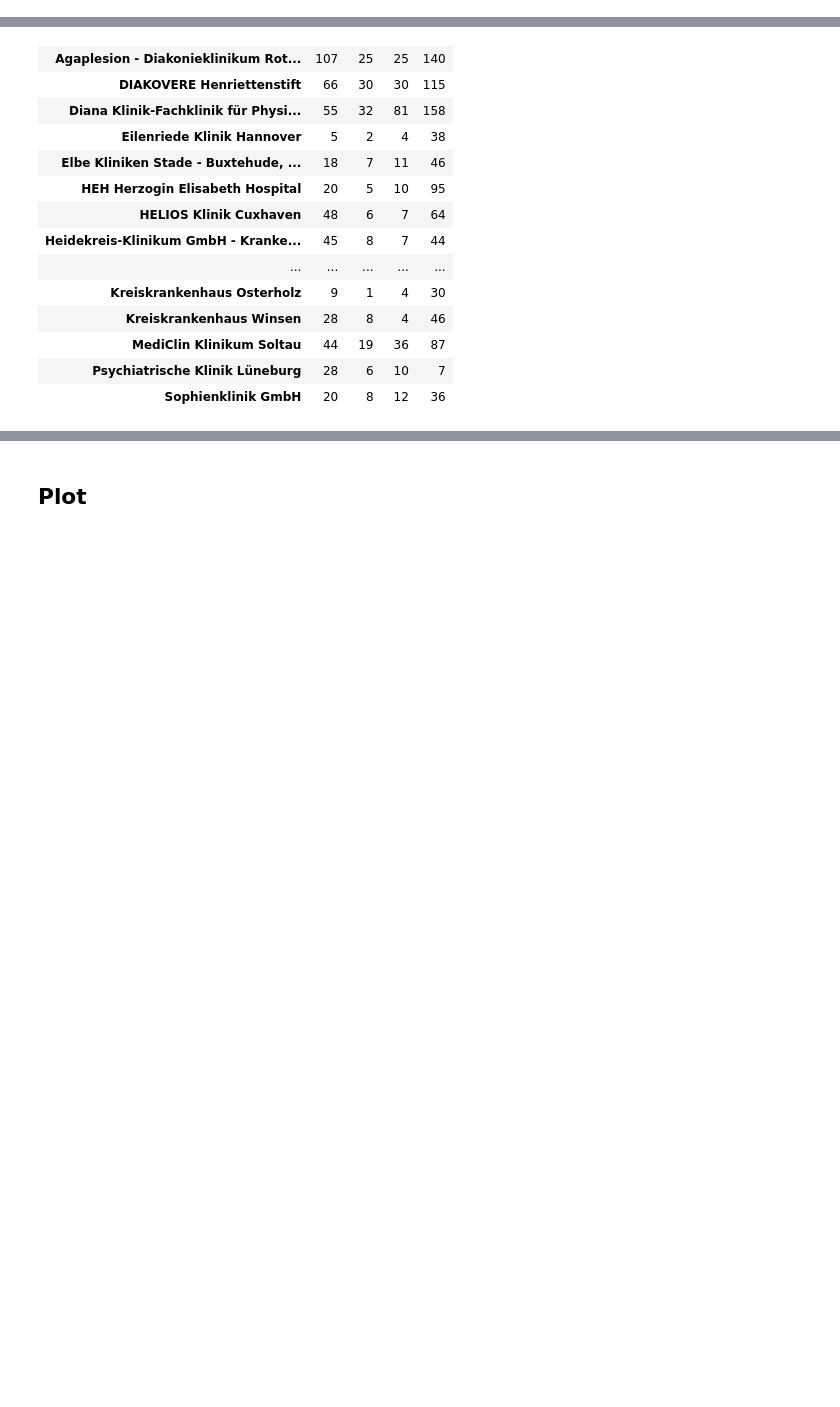
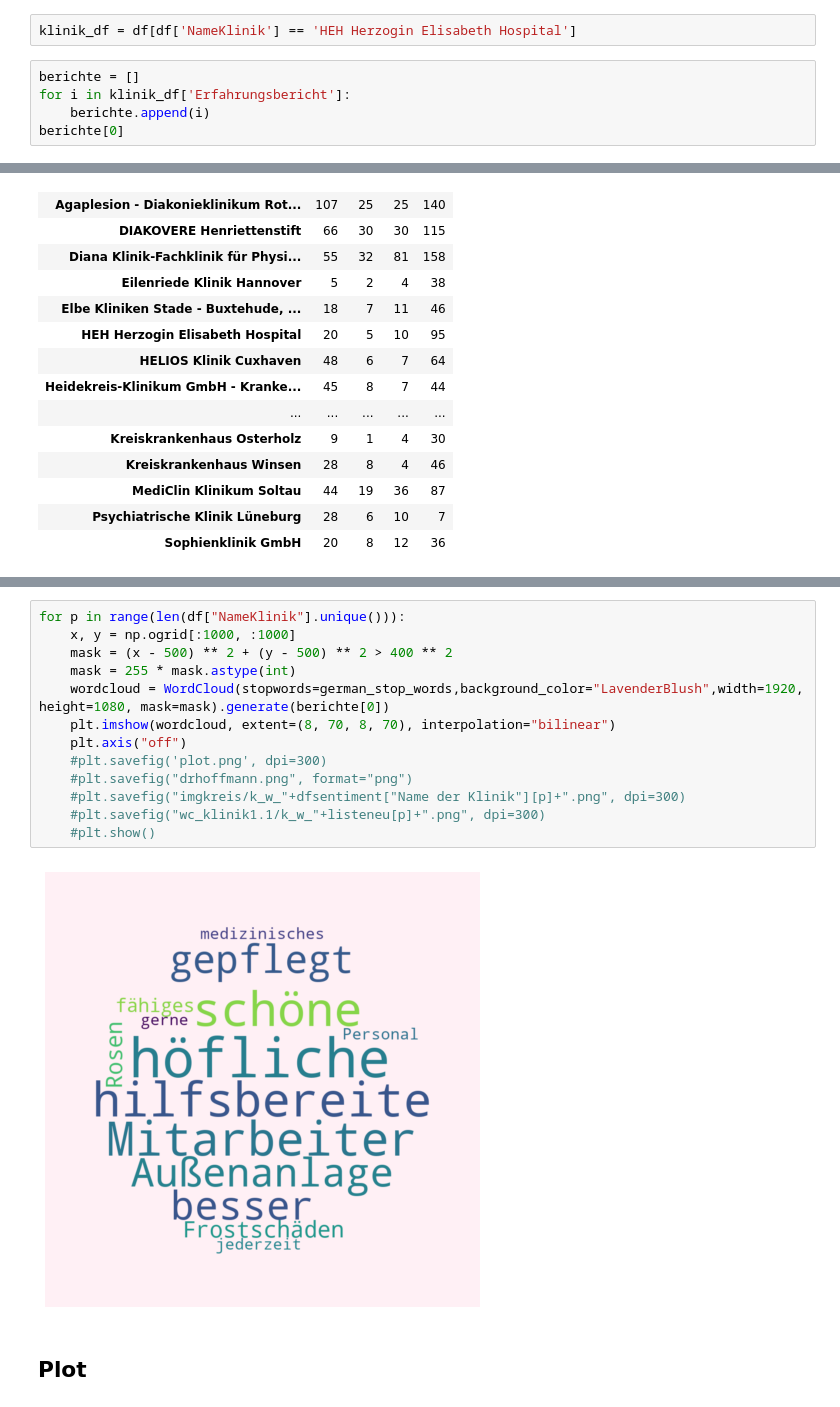
Before and after one commit to yigitbun/Finishing_Project, a Jupyter notebook: KB_Sentiment_Analyse/Whiteboard.ipynb, the cells around one changed output, grey strips where cells are left out. Drawn from its saved outputs; the diff is of its cells as text; blank space fills up the shorter version.

```diff
--- a/KB_Sentiment_Analyse/Whiteboard.ipynb
+++ b/KB_Sentiment_Analyse/Whiteboard.ipynb
@@ -12,3 +15,10 @@ df.head()
 | 2 | HEH Herzogin Elisabeth Hospital | Bestens durchorganisiert.gutes Pe... | 5.0 | 5.0 | 5.0 | 5.0 | pos | ... |
 | 3 | HEH Herzogin Elisabeth Hospital | Bin nach einem Autounfall im HEH ... | 5.0 | 5.0 | 5.0 | 5.0 | pos | ... |
 | 4 | HEH Herzogin Elisabeth Hospital | Wurde bereits im Sept. 2020 am Kn... | 5.0 | 5.0 | 5.0 | 5.0 | pos | ... |
+# %%
+klinik_df = df[df['NameKlinik'] == 'HEH Herzogin Elisabeth Hospital']
+# %%
+berichte = []
+for i in klinik_df['Erfahrungsbericht']:
+    berichte.append(i)
+berichte[0]
@@ -58,3 +130,18 @@ df.groupby(['NameKlinik', 'Gesamt']).size().unstack()
+# %%
+for p in range(len(df["NameKlinik"].unique())):
+    x, y = np.ogrid[:1000, :1000]
+    mask = (x - 500) ** 2 + (y - 500) ** 2 > 400 ** 2
+    mask = 255 * mask.astype(int)
+    wordcloud = WordCloud(stopwords=german_stop_words,background_color="LavenderBlush",width=1920, height=1080, mask=mask).generate(berichte[0])
+    plt.imshow(wordcloud, extent=(8, 70, 8, 70), interpolation="bilinear")
+    plt.axis("off")
+    #plt.savefig('plot.png', dpi=300)
+    #plt.savefig("drhoffmann.png", format="png")
+    #plt.savefig("imgkreis/k_w_"+dfsentiment["Name der Klinik"][p]+".png", dpi=300)
+    #plt.savefig("wc_klinik1.1/k_w_"+listeneu[p]+".png", dpi=300)
+    #plt.show()
+# %% [output]
+[figure, added]
 # %% [markdown]
 ## Plot
 # %%
```
Also changed, not shown: parts of 11 cells of this notebook, 1 other file.
